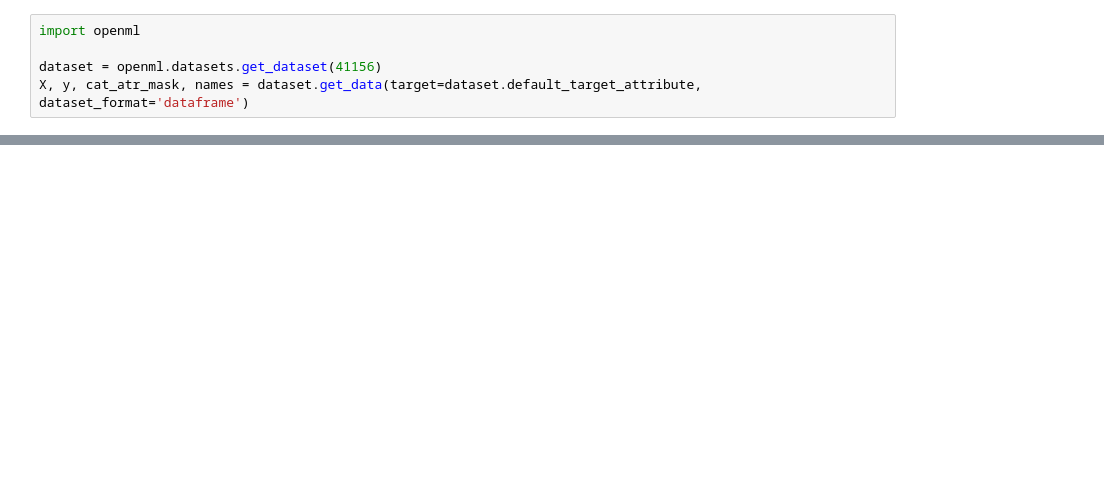
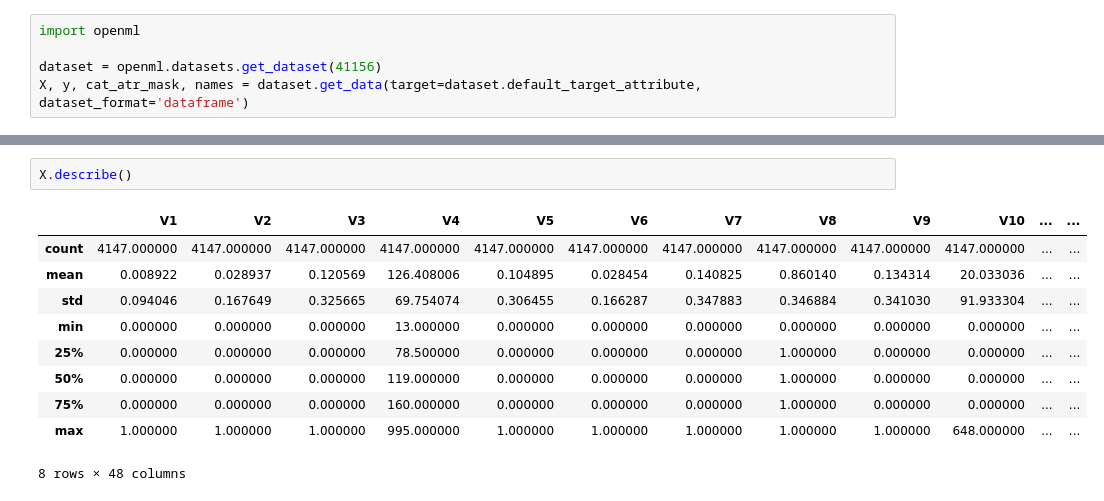
Before and after one commit to Gauss-PWr/tabpfn-bench, a Jupyter notebook: notebooks/openml/ada.ipynb, the cells around one changed output, grey strips where cells are left out. Saved outputs shown, nothing was run; the diff lists cells and outputs as text; blank space fills up the shorter version.

```diff
--- a/notebooks/openml/ada.ipynb
+++ b/notebooks/openml/ada.ipynb
@@ -14,0 +79,13 @@ y.head()
+# %%
+X.describe()
+# %% [output]
+|  | V1 | V2 | V3 | V4 | V5 | V6 | V7 | V8 | V9 | V10 | ... | ... |
+| count | 4147.000000 | 4147.000000 | 4147.000000 | 4147.000000 | 4147.000000 | 4147.000000 | 4147.000000 | 4147.000000 | 4147.000000 | 4147.000000 | ... | ... |
+| mean | 0.008922 | 0.028937 | 0.120569 | 126.408006 | 0.104895 | 0.028454 | 0.140825 | 0.860140 | 0.134314 | 20.033036 | ... | ... |
+| std | 0.094046 | 0.167649 | 0.325665 | 69.754074 | 0.306455 | 0.166287 | 0.347883 | 0.346884 | 0.341030 | 91.933304 | ... | ... |
+| min | 0.000000 | 0.000000 | 0.000000 | 13.000000 | 0.000000 | 0.000000 | 0.000000 | 0.000000 | 0.000000 | 0.000000 | ... | ... |
+| 25% | 0.000000 | 0.000000 | 0.000000 | 78.500000 | 0.000000 | 0.000000 | 0.000000 | 1.000000 | 0.000000 | 0.000000 | ... | ... |
+| 50% | 0.000000 | 0.000000 | 0.000000 | 119.000000 | 0.000000 | 0.000000 | 0.000000 | 1.000000 | 0.000000 | 0.000000 | ... | ... |
+| 75% | 0.000000 | 0.000000 | 0.000000 | 160.000000 | 0.000000 | 0.000000 | 0.000000 | 1.000000 | 0.000000 | 0.000000 | ... | ... |
+| max | 1.000000 | 1.000000 | 1.000000 | 995.000000 | 1.000000 | 1.000000 | 1.000000 | 1.000000 | 1.000000 | 648.000000 | ... | ... |
+8 rows × 48 columns
```
Also changed, not shown: parts of 16 cells of this notebook, 2 other files.
